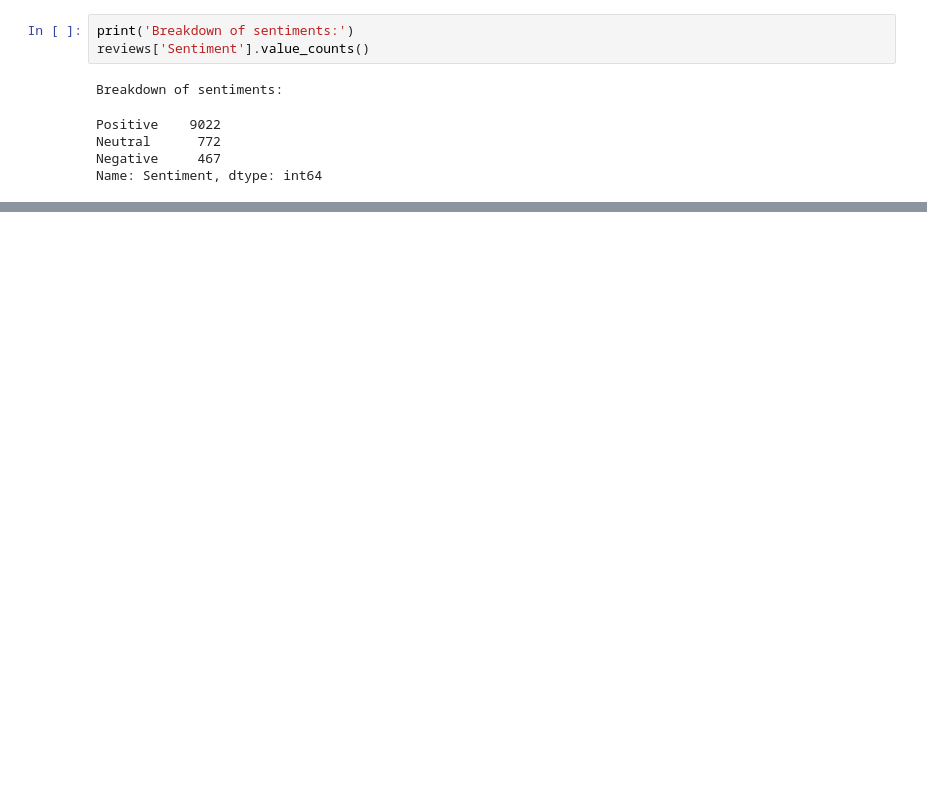
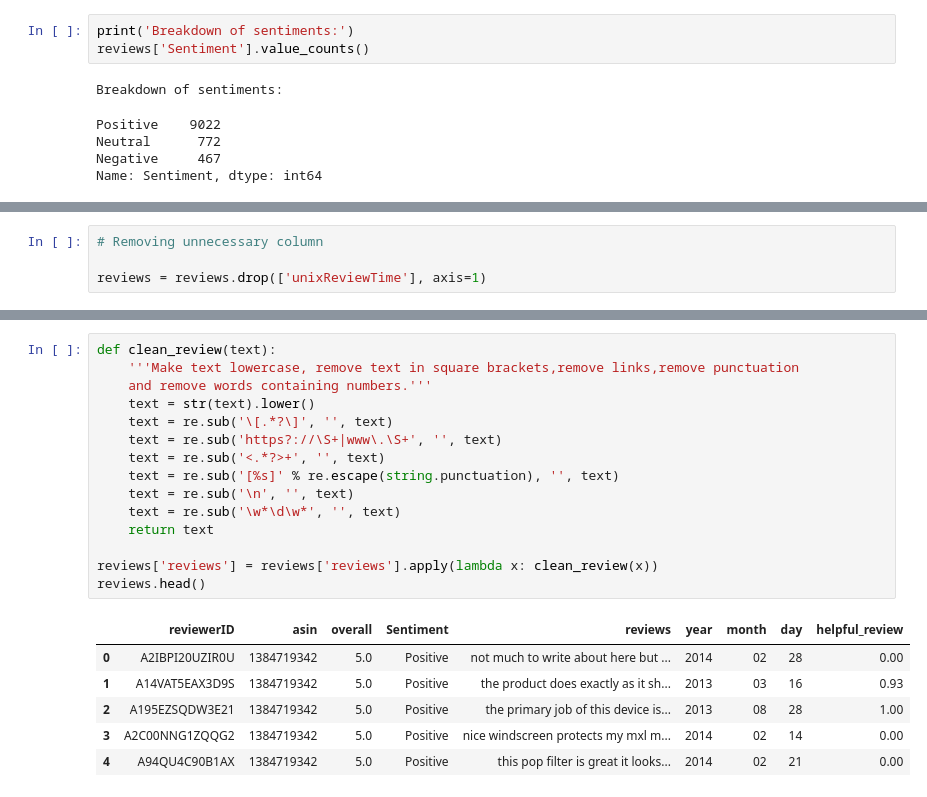
Before and after one commit to jeffbeech/Amazon-Sentiment-Review, a Jupyter notebook: Sentiment Review Notebook.ipynb, the cells around one changed output, grey strips where cells are left out. Cells and saved outputs as stored; diff of their text form; blank space fills up the shorter version.

```diff
--- a/Sentiment Review Notebook.ipynb
+++ b/Sentiment Review Notebook.ipynb
@@ -287,0 +392,4 @@ reviews.head()
+# %%
+# Removing unnecessary column
+
+reviews = reviews.drop(['unixReviewTime'], axis=1)
@@ -287,0 +405,22 @@ reviews.head()
+# %%
+def clean_review(text):
+    '''Make text lowercase, remove text in square brackets,remove links,remove punctuation
+    and remove words containing numbers.'''
+    text = str(text).lower()
+    text = re.sub('\[.*?\]', '', text)
+    text = re.sub('https?://\S+|www\.\S+', '', text)
+    text = re.sub('<.*?>+', '', text)
+    text = re.sub('[%s]' % re.escape(string.punctuation), '', text)
+    text = re.sub('\n', '', text)
+    text = re.sub('\w*\d\w*', '', text)
+    return text
+
+reviews['reviews'] = reviews['reviews'].apply(lambda x: clean_review(x))
+reviews.head()
+# %% [output]
+|  | reviewerID | asin | overall | Sentiment | reviews | year | month | day | helpful_review |
+| 0 | A2IBPI20UZIR0U | 1384719342 | 5.0 | Positive | not much to write about here but ... | 2014 | 02 | 28 | 0.00 |
+| 1 | A14VAT5EAX3D9S | 1384719342 | 5.0 | Positive | the product does exactly as it sh... | 2013 | 03 | 16 | 0.93 |
+| 2 | A195EZSQDW3E21 | 1384719342 | 5.0 | Positive | the primary job of this device is... | 2013 | 08 | 28 | 1.00 |
+| 3 | A2C00NNG1ZQQG2 | 1384719342 | 5.0 | Positive | nice windscreen protects my mxl m... | 2014 | 02 | 14 | 0.00 |
+| 4 | A94QU4C90B1AX | 1384719342 | 5.0 | Positive | this pop filter is great it looks... | 2014 | 02 | 21 | 0.00 |
```
Also changed, not shown: parts of 15 cells of this notebook.
